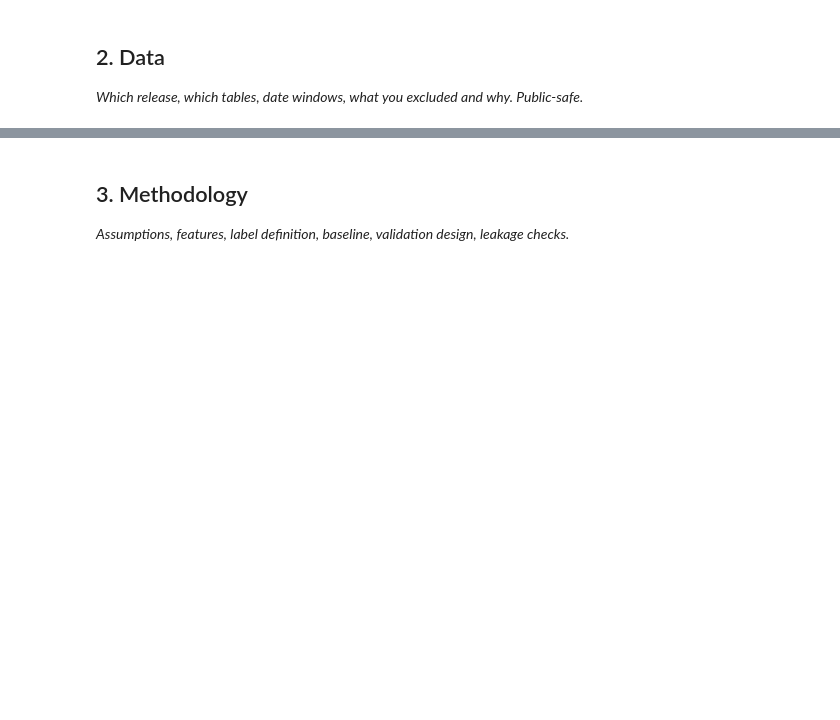
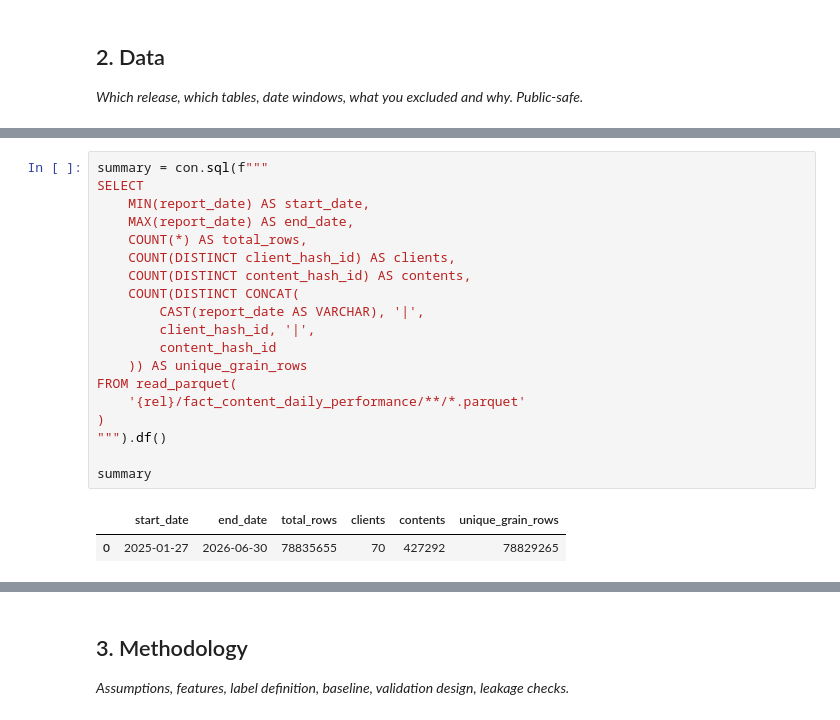
Before and after one commit to abiodunadesesan/FlyRank-ml-Internship-, a Jupyter notebook: work/notebooks/capstone.ipynb, the cells around one changed output, grey strips where cells are left out. Saved outputs shown, nothing was run; the diff lists cells and outputs as text; blank space fills up the shorter version.

```diff
--- a/work/notebooks/capstone.ipynb
+++ b/work/notebooks/capstone.ipynb
@@ -16,0 +148,22 @@ This skeleton is yours to fill. Work the sections **in order** — each one has
+# %%
+summary = con.sql(f"""
+SELECT
+    MIN(report_date) AS start_date,
+    MAX(report_date) AS end_date,
+    COUNT(*) AS total_rows,
+    COUNT(DISTINCT client_hash_id) AS clients,
+    COUNT(DISTINCT content_hash_id) AS contents,
+    COUNT(DISTINCT CONCAT(
+        CAST(report_date AS VARCHAR), '|',
+        client_hash_id, '|',
+        content_hash_id
+    )) AS unique_grain_rows
+FROM read_parquet(
+    '{rel}/fact_content_daily_performance/**/*.parquet'
+)
+""").df()
+
+summary
+# %% [output]
+|  | start_date | end_date | total_rows | clients | contents | unique_grain_rows |
+| 0 | 2025-01-27 | 2026-06-30 | 78835655 | 70 | 427292 | 78829265 |
```
Also changed, not shown: parts of 11 cells of this notebook.
